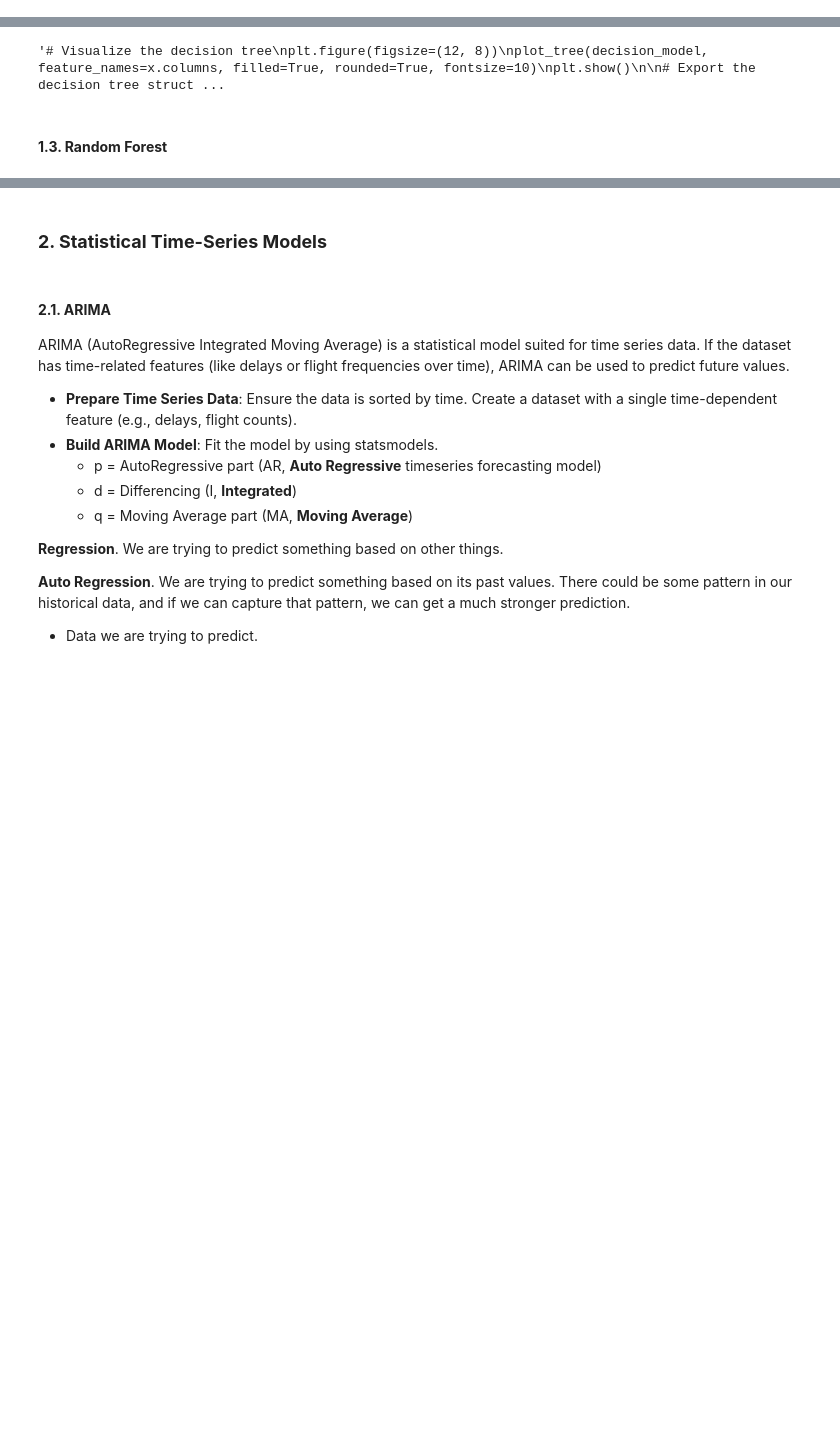
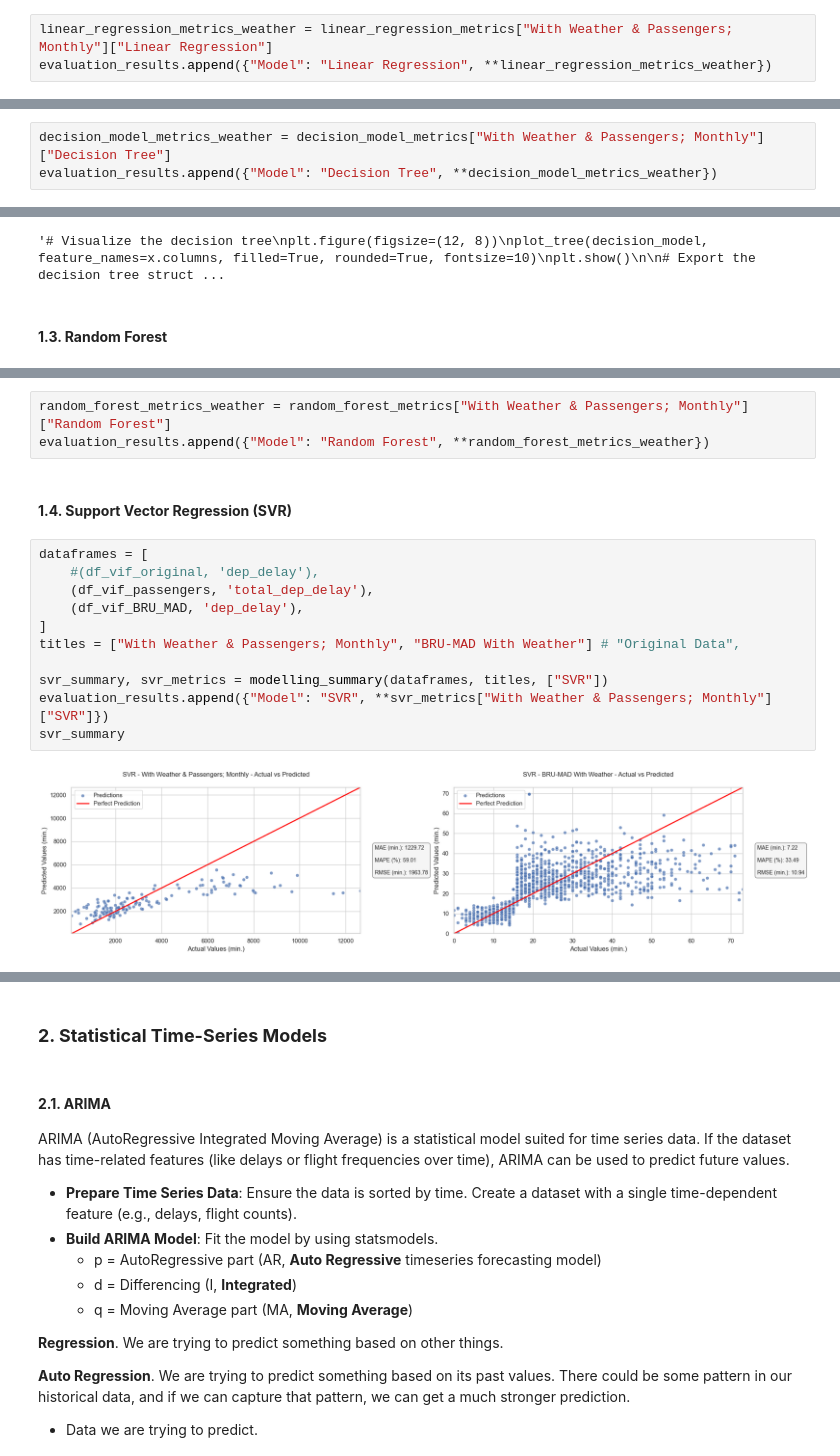
Before and after one commit to DT-Service-Consulting/avstats, a Jupyter notebook: avstats/AvStats_ML.ipynb, the cells around one changed output, grey strips where cells are left out. Cells and saved outputs as stored; diff of their text form; blank space fills up the shorter version.

```diff
--- a/avstats/AvStats_ML.ipynb
+++ b/avstats/AvStats_ML.ipynb
@@ -125,6 +123,9 @@ linear_regression_summary
 | 1 | With Weather | Linear Regression | 7.59 | 40.42 | 10.54 | 0.508061 | 0.001592 | [0.5063822874656161, 0.5095009821... |
 | 2 | With Weather & Passengers; Monthly | Linear Regression | 515.31 | 21.42 | 701.65 | 0.914966 | 0.010275 | [0.9053042953672656, 0.9324154269... |
 | 3 | BRU-MAD With Weather | Linear Regression | 7.47 | 37.52 | 10.35 | 0.453941 | 0.008680 | [0.4707124123210463, 0.4485289864... |
+# %%
+linear_regression_metrics_weather = linear_regression_metrics["With Weather & Passengers; Monthly"]["Linear Regression"]
+evaluation_results.append({"Model": "Linear Regression", **linear_regression_metrics_weather})
 # %% [markdown]
 **Results**
 
@@ -163,6 +162,9 @@ decision_model_summary
 | 1 | With Weather | Decision Tree | 7.49 | 39.93 | 10.50 | 0.508061 | 0.001592 | [0.5063822874656161, 0.5095009821... |
 | 2 | With Weather & Passengers; Monthly | Decision Tree | 678.64 | 26.97 | 1044.16 | 0.914966 | 0.010275 | [0.9053042953672656, 0.9324154269... |
 | 3 | BRU-MAD With Weather | Decision Tree | 7.35 | 35.87 | 10.41 | 0.453941 | 0.008680 | [0.4707124123210463, 0.4485289864... |
+# %%
+decision_model_metrics_weather = decision_model_metrics["With Weather & Passengers; Monthly"]["Decision Tree"]
+evaluation_results.append({"Model": "Decision Tree", **decision_model_metrics_weather})
 # %%
 """# Visualize the decision tree
 plt.figure(figsize=(12, 8))
@@ -199,3 +198,21 @@ random_forest_summary
 | 0 | Original Data | Random Forest | 10.71 | 79.94 | 13.93 | 0.099385 | 0.001942 | [0.1018248833590838, 0.0999246529... |
 | 1 | With Weather & Passengers; Monthly | Random Forest | 533.07 | 18.85 | 824.10 | 0.914966 | 0.010275 | [0.9053042953672656, 0.9324154269... |
 | 2 | BRU-MAD With Weather | Random Forest | 6.63 | 30.76 | 10.00 | 0.453941 | 0.008680 | [0.4707124123210463, 0.4485289864... |
+# %%
+random_forest_metrics_weather = random_forest_metrics["With Weather & Passengers; Monthly"]["Random Forest"]
+evaluation_results.append({"Model": "Random Forest", **random_forest_metrics_weather})
+# %% [markdown]
+#### **1.4. Support Vector Regression (SVR)**
+# %%
+dataframes = [
+    #(df_vif_original, 'dep_delay'),
+    (df_vif_passengers, 'total_dep_delay'),
+    (df_vif_BRU_MAD, 'dep_delay'),
+]
+titles = ["With Weather & Passengers; Monthly", "BRU-MAD With Weather"] # "Original Data",
+
+svr_summary, svr_metrics = modelling_summary(dataframes, titles, ["SVR"])
+evaluation_results.append({"Model": "SVR", **svr_metrics["With Weather & Passengers; Monthly"]["SVR"]})
+svr_summary
+# %% [output]
+[figure, added]
```
Also changed, not shown: parts of 17 cells of this notebook, 4 other files.
